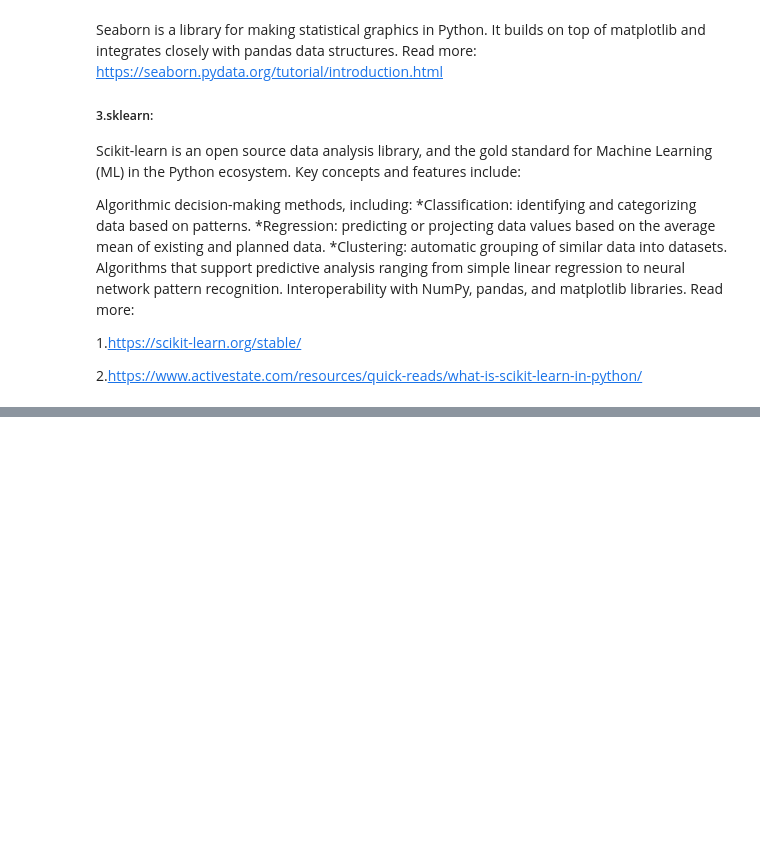
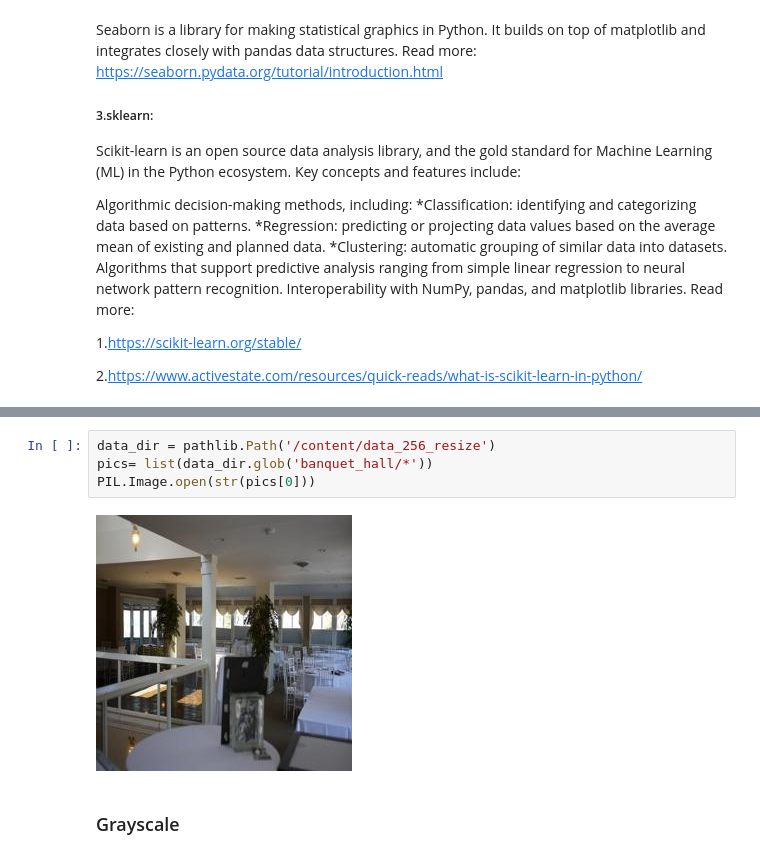
Before and after one commit to mvincentbb/CEREBRO_AI_PROJECT, a Jupyter notebook: Decision_Tree_With_Supervised_Learning.ipynb, the cells around one changed output, grey strips where cells are left out. Saved outputs shown, nothing was run; the diff lists cells and outputs as text; blank space fills up the shorter version.

```diff
--- a/Decision_Tree_With_Supervised_Learning.ipynb
+++ b/Decision_Tree_With_Supervised_Learning.ipynb
@@ -53,0 +146,8 @@ from sklearn.metrics import ConfusionMatrixDisplay
+# %%
+data_dir = pathlib.Path('/content/data_256_resize')
+pics= list(data_dir.glob('banquet_hall/*'))
+PIL.Image.open(str(pics[0]))
+# %% [output]
+[figure, added]
+# %% [markdown]
+### Grayscale
```
Also changed, not shown: parts of 25 cells of this notebook.
